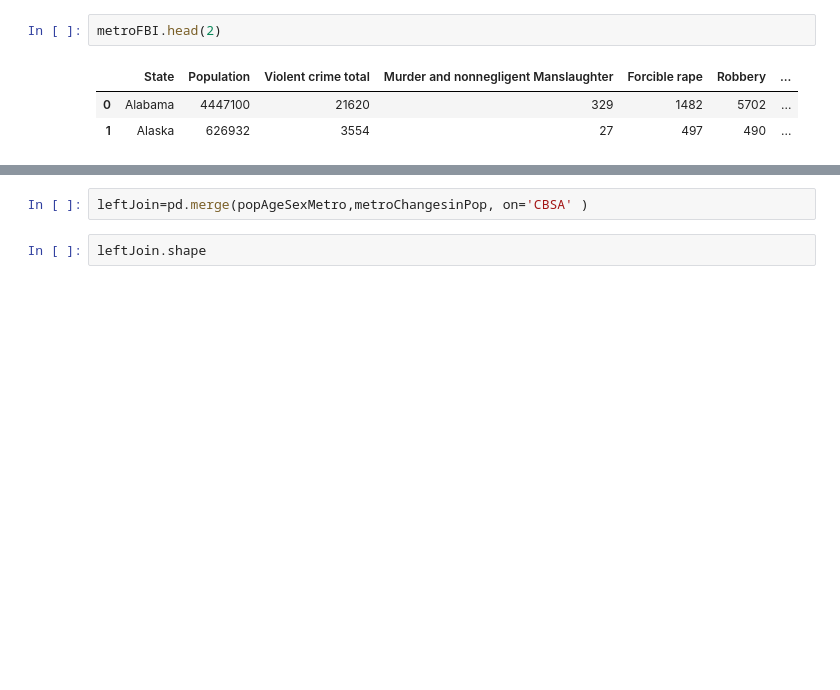
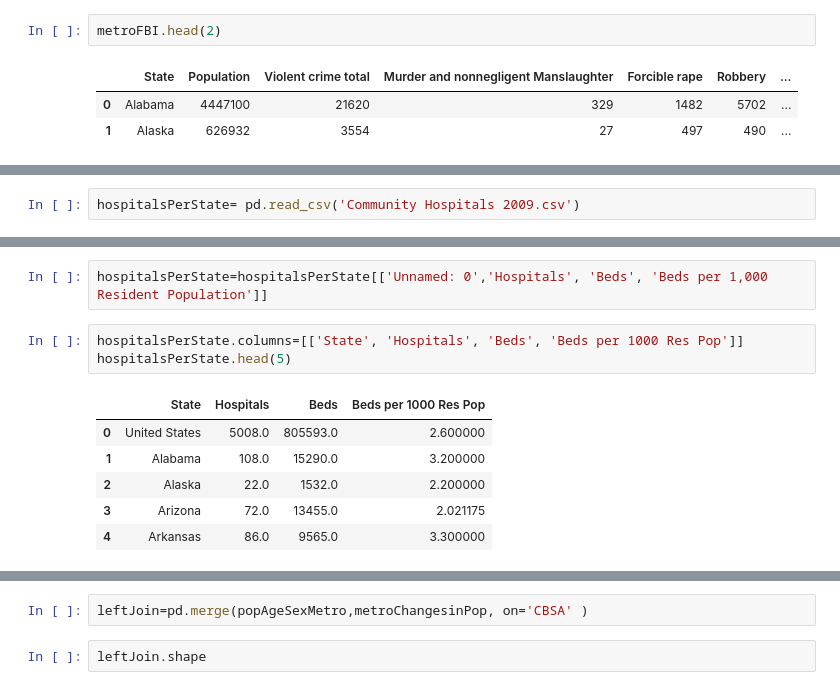
Before and after one commit to MLTaylor880/capstone, a Jupyter notebook: Capstone getting the data.ipynb, the cells around one changed output, grey strips where cells are left out. Drawn from its saved outputs; the diff is of its cells as text; blank space fills up the shorter version.

```diff
--- a/Capstone getting the data.ipynb
+++ b/Capstone getting the data.ipynb
@@ -382,0 +394,2 @@ metroFBI.head(2)
+# %%
+hospitalsPerState= pd.read_csv('Community Hospitals 2009.csv')
@@ -382,0 +410,12 @@ metroFBI.head(2)
+# %%
+hospitalsPerState=hospitalsPerState[['Unnamed: 0','Hospitals', 'Beds', 'Beds per 1,000 Resident Population']]
+# %%
+hospitalsPerState.columns=[['State', 'Hospitals', 'Beds', 'Beds per 1000 Res Pop']]
+hospitalsPerState.head(5)
+# %% [output]
+|  | State | Hospitals | Beds | Beds per 1000 Res Pop |
+| 0 | United States | 5008.0 | 805593.0 | 2.600000 |
+| 1 | Alabama | 108.0 | 15290.0 | 3.200000 |
+| 2 | Alaska | 22.0 | 1532.0 | 2.200000 |
+| 3 | Arizona | 72.0 | 13455.0 | 2.021175 |
+| 4 | Arkansas | 86.0 | 9565.0 | 3.300000 |
```
Also changed, not shown: parts of 8 cells of this notebook, 4 other files.
